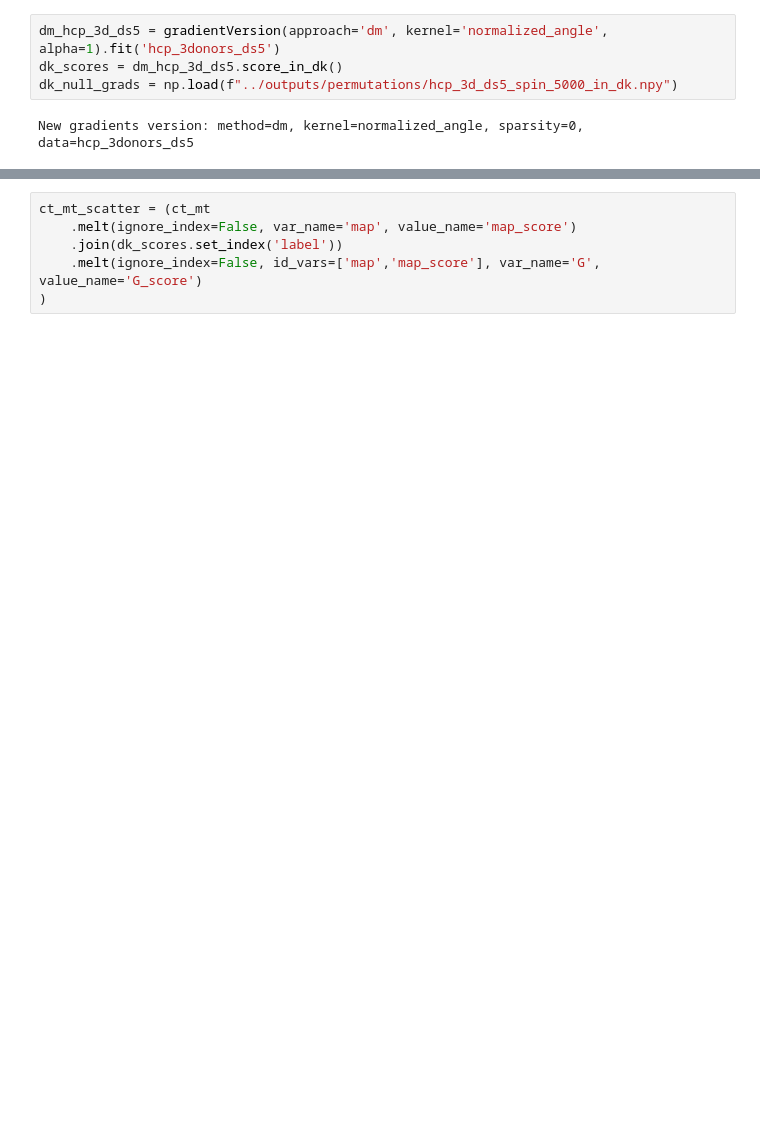
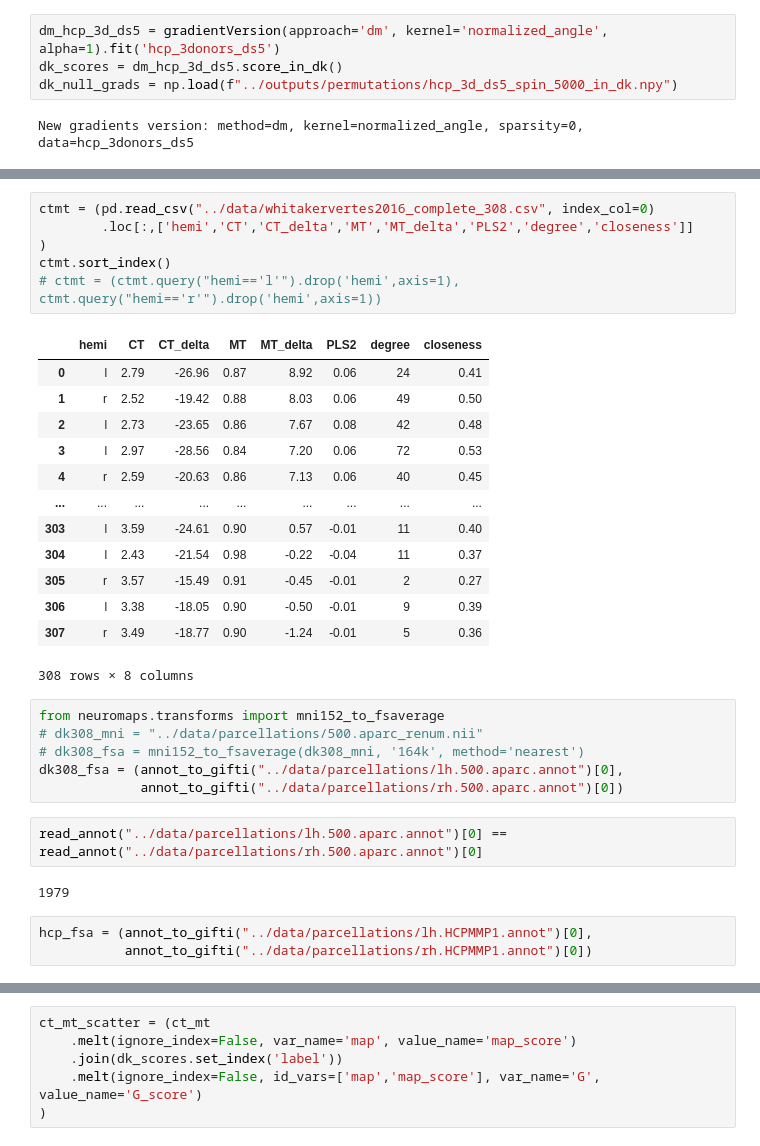
Before and after one commit to richardajdear/AHBA_gradients, a Jupyter notebook: notebooks/MT_whitakervertes.ipynb, the cells around one changed output, grey strips where cells are left out. Drawn from its saved outputs; the diff is of its cells as text; blank space fills up the shorter version.

```diff
--- a/notebooks/MT_whitakervertes.ipynb
+++ b/notebooks/MT_whitakervertes.ipynb
@@ -43,0 +105,34 @@ dm_hcp_3d_ds5.clean_scores().to_csv("../outputs/ahba_axes_3d_ds5.csv")
+# %%
+ctmt = (pd.read_csv("../data/whitakervertes2016_complete_308.csv", index_col=0)
+        .loc[:,['hemi','CT','CT_delta','MT','MT_delta','PLS2','degree','closeness']]
+)
+ctmt.sort_index()
+# ctmt = (ctmt.query("hemi=='l'").drop('hemi',axis=1), ctmt.query("hemi=='r'").drop('hemi',axis=1))
+# %% [output]
+|  | hemi | CT | CT_delta | MT | MT_delta | PLS2 | degree | closeness |
+| 0 | l | 2.79 | -26.96 | 0.87 | 8.92 | 0.06 | 24 | 0.41 |
+| 1 | r | 2.52 | -19.42 | 0.88 | 8.03 | 0.06 | 49 | 0.50 |
+| 2 | l | 2.73 | -23.65 | 0.86 | 7.67 | 0.08 | 42 | 0.48 |
+| 3 | l | 2.97 | -28.56 | 0.84 | 7.20 | 0.06 | 72 | 0.53 |
+| 4 | r | 2.59 | -20.63 | 0.86 | 7.13 | 0.06 | 40 | 0.45 |
+| ... | ... | ... | ... | ... | ... | ... | ... | ... |
+| 303 | l | 3.59 | -24.61 | 0.90 | 0.57 | -0.01 | 11 | 0.40 |
+| 304 | l | 2.43 | -21.54 | 0.98 | -0.22 | -0.04 | 11 | 0.37 |
+| 305 | r | 3.57 | -15.49 | 0.91 | -0.45 | -0.01 | 2 | 0.27 |
+| 306 | l | 3.38 | -18.05 | 0.90 | -0.50 | -0.01 | 9 | 0.39 |
+| 307 | r | 3.49 | -18.77 | 0.90 | -1.24 | -0.01 | 5 | 0.36 |
+308 rows × 8 columns
+# %%
+from neuromaps.transforms import mni152_to_fsaverage
+# dk308_mni = "../data/parcellations/500.aparc_renum.nii"
+# dk308_fsa = mni152_to_fsaverage(dk308_mni, '164k', method='nearest')
+dk308_fsa = (annot_to_gifti("../data/parcellations/lh.500.aparc.annot")[0],
+             annot_to_gifti("../data/parcellations/rh.500.aparc.annot")[0])
+# %%
+read_annot("../data/parcellations/lh.500.aparc.annot")[0] ==
+read_annot("../data/parcellations/rh.500.aparc.annot")[0]
+# %% [output]
+1979
+# %%
+hcp_fsa = (annot_to_gifti("../data/parcellations/lh.HCPMMP1.annot")[0],
+           annot_to_gifti("../data/parcellations/rh.HCPMMP1.annot")[0])
```
Also changed, not shown: parts of 19 cells of this notebook, 21 other files.
